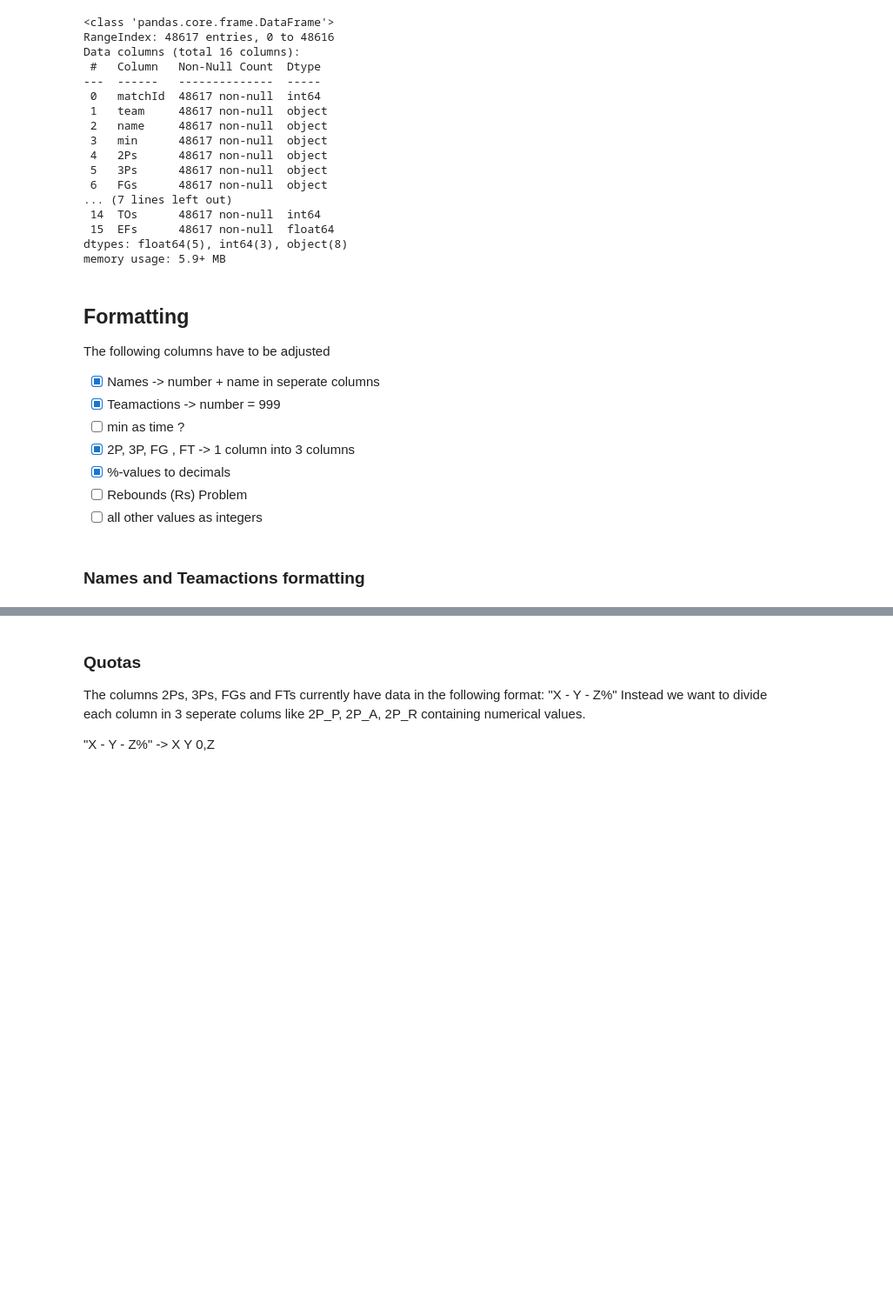
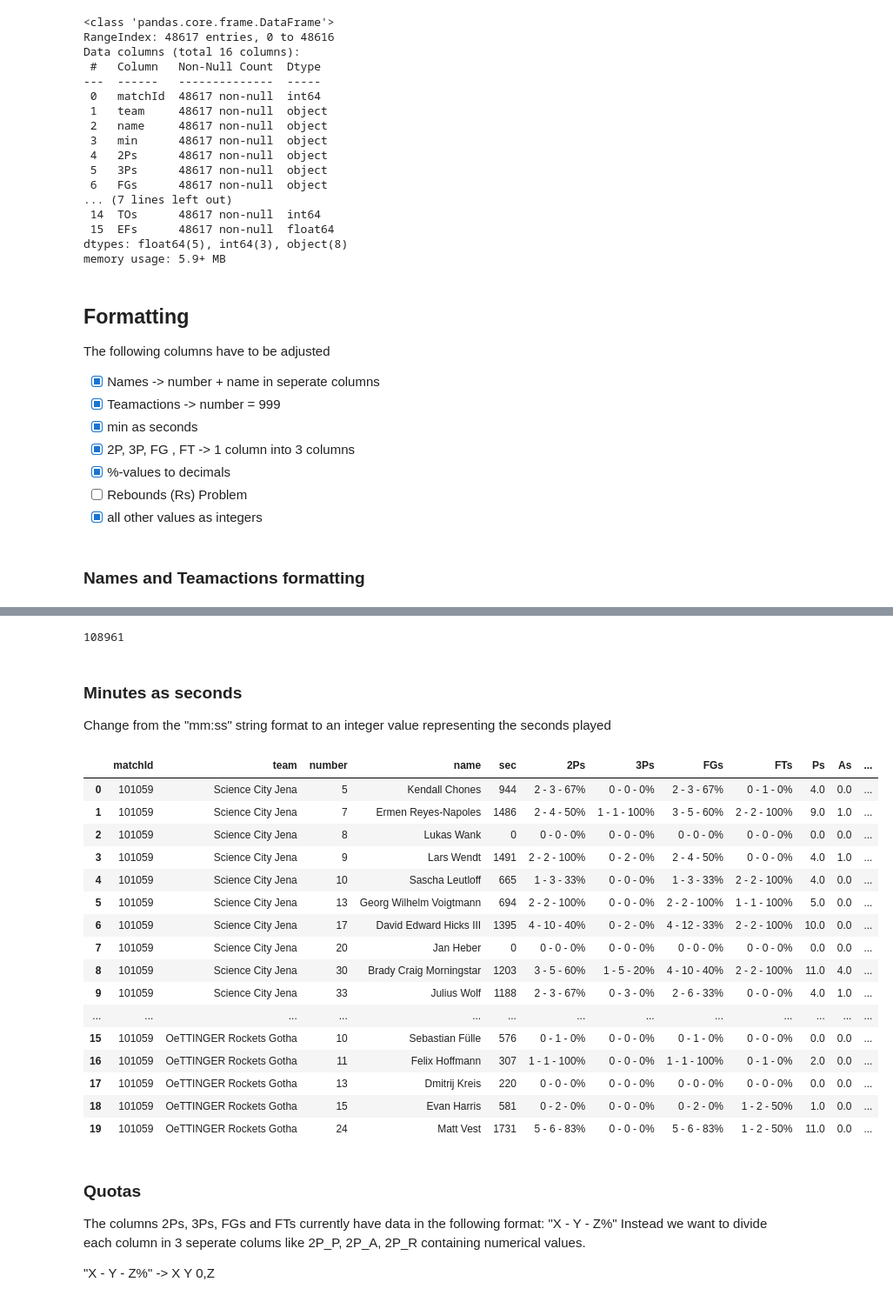
Before and after one commit to Net-Positive/Net_Positive, a Jupyter notebook: scraper/formatter.ipynb, the cells around one changed output, grey strips where cells are left out. Shown: that part at 87% size. Cells and saved outputs as stored; diff of their text form; code cells hidden in the pictures; blank space fills up the shorter version.

```diff
--- a/scraper/formatter.ipynb
+++ b/scraper/formatter.ipynb
@@ -136,11 +136,11 @@ memory usage: 5.9+ MB
 The following columns have to be adjusted
 - [x] Names -> number + name in seperate columns
 - [x] Teamactions -> number = 999
-- [ ] min as time ?
+- [x] min as seconds
 - [x] 2P, 3P, FG , FT -> 1 column into 3 columns
 - [x] %-values to decimals
 - [ ] Rebounds (Rs) Problem
-- [ ] all other values as integers
+- [x] all other values as integers
 # %% [markdown]
 ### Names and Teamactions formatting
 # %%
@@ -170,6 +170,39 @@ testbox.head(20)
 | 17 | 101059 | OeTTINGER Rockets Gotha | 13 | Dmitrij Kreis | 03:40 | 0 - 0 - 0% | 0 - 0 - 0% | 0 - 0 - 0% | 0 - 0 - 0% | 0.0 | 0.0 | ... |
 | 18 | 101059 | OeTTINGER Rockets Gotha | 15 | Evan Harris | 09:41 | 0 - 2 - 0% | 0 - 0 - 0% | 0 - 2 - 0% | 1 - 2 - 50% | 1.0 | 0.0 | ... |
 | 19 | 101059 | OeTTINGER Rockets Gotha | 24 | Matt Vest | 28:51 | 5 - 6 - 83% | 0 - 0 - 0% | 5 - 6 - 83% | 1 - 2 - 50% | 11.0 | 0.0 | ... |
+# %%
+mask = (boxscores['Rs'].str.len() > 4)
+df = boxscores.loc[mask]
+df['matchId'].max()
+# %% [output]
+108961
+# %% [markdown]
+### Minutes as seconds
+
+Change from the "mm:ss" string format to an integer value representing the seconds played
+# %%
+seconds = testbox['min'].apply(lambda x :  (int(x.split(":")[0])*60) +int(x.split(":")[1]))
+testbox.insert(loc=testbox.columns.get_loc('min'), column="sec",  value=seconds)
+testbox.drop(columns=['min'], inplace=True)
+testbox
+# %% [output]
+|  | matchId | team | number | name | sec | 2Ps | 3Ps | FGs | FTs | Ps | As | ... |
+| 0 | 101059 | Science City Jena | 5 | Kendall Chones | 944 | 2 - 3 - 67% | 0 - 0 - 0% | 2 - 3 - 67% | 0 - 1 - 0% | 4.0 | 0.0 | ... |
+| 1 | 101059 | Science City Jena | 7 | Ermen Reyes-Napoles | 1486 | 2 - 4 - 50% | 1 - 1 - 100% | 3 - 5 - 60% | 2 - 2 - 100% | 9.0 | 1.0 | ... |
+| 2 | 101059 | Science City Jena | 8 | Lukas Wank | 0 | 0 - 0 - 0% | 0 - 0 - 0% | 0 - 0 - 0% | 0 - 0 - 0% | 0.0 | 0.0 | ... |
+| 3 | 101059 | Science City Jena | 9 | Lars Wendt | 1491 | 2 - 2 - 100% | 0 - 2 - 0% | 2 - 4 - 50% | 0 - 0 - 0% | 4.0 | 1.0 | ... |
+| 4 | 101059 | Science City Jena | 10 | Sascha Leutloff | 665 | 1 - 3 - 33% | 0 - 0 - 0% | 1 - 3 - 33% | 2 - 2 - 100% | 4.0 | 0.0 | ... |
+| 5 | 101059 | Science City Jena | 13 | Georg Wilhelm Voigtmann | 694 | 2 - 2 - 100% | 0 - 0 - 0% | 2 - 2 - 100% | 1 - 1 - 100% | 5.0 | 0.0 | ... |
+| 6 | 101059 | Science City Jena | 17 | David Edward Hicks III | 1395 | 4 - 10 - 40% | 0 - 2 - 0% | 4 - 12 - 33% | 2 - 2 - 100% | 10.0 | 0.0 | ... |
+| 7 | 101059 | Science City Jena | 20 | Jan Heber | 0 | 0 - 0 - 0% | 0 - 0 - 0% | 0 - 0 - 0% | 0 - 0 - 0% | 0.0 | 0.0 | ... |
+| 8 | 101059 | Science City Jena | 30 | Brady Craig Morningstar | 1203 | 3 - 5 - 60% | 1 - 5 - 20% | 4 - 10 - 40% | 2 - 2 - 100% | 11.0 | 4.0 | ... |
+| 9 | 101059 | Science City Jena | 33 | Julius Wolf | 1188 | 2 - 3 - 67% | 0 - 3 - 0% | 2 - 6 - 33% | 0 - 0 - 0% | 4.0 | 1.0 | ... |
+| ... | ... | ... | ... | ... | ... | ... | ... | ... | ... | ... | ... | ... |
+| 15 | 101059 | OeTTINGER Rockets Gotha | 10 | Sebastian Fülle | 576 | 0 - 1 - 0% | 0 - 0 - 0% | 0 - 1 - 0% | 0 - 0 - 0% | 0.0 | 0.0 | ... |
+| 16 | 101059 | OeTTINGER Rockets Gotha | 11 | Felix Hoffmann | 307 | 1 - 1 - 100% | 0 - 0 - 0% | 1 - 1 - 100% | 0 - 1 - 0% | 2.0 | 0.0 | ... |
+| 17 | 101059 | OeTTINGER Rockets Gotha | 13 | Dmitrij Kreis | 220 | 0 - 0 - 0% | 0 - 0 - 0% | 0 - 0 - 0% | 0 - 0 - 0% | 0.0 | 0.0 | ... |
+| 18 | 101059 | OeTTINGER Rockets Gotha | 15 | Evan Harris | 581 | 0 - 2 - 0% | 0 - 0 - 0% | 0 - 2 - 0% | 1 - 2 - 50% | 1.0 | 0.0 | ... |
+| 19 | 101059 | OeTTINGER Rockets Gotha | 24 | Matt Vest | 1731 | 5 - 6 - 83% | 0 - 0 - 0% | 5 - 6 - 83% | 1 - 2 - 50% | 11.0 | 0.0 | ... |
 # %% [markdown]
 ### Quotas
 
```
Also changed, not shown: parts of 23 cells of this notebook, 2 other files.
